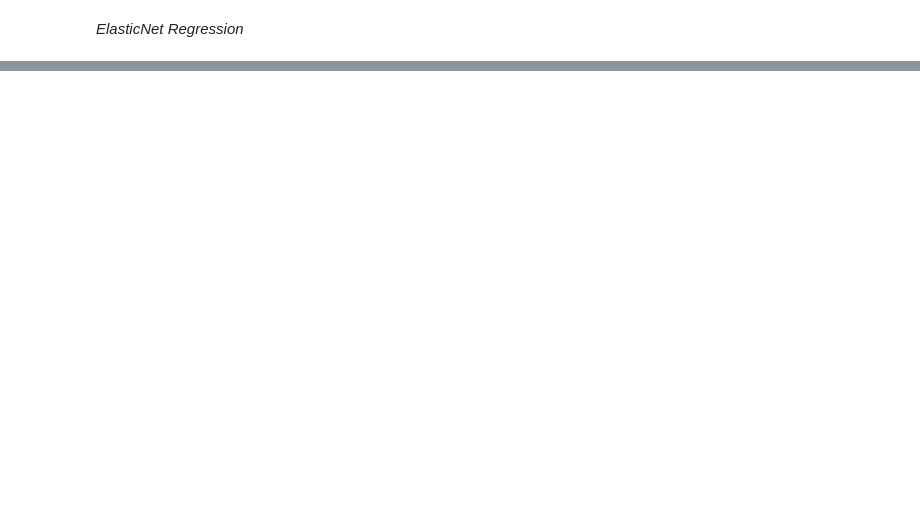
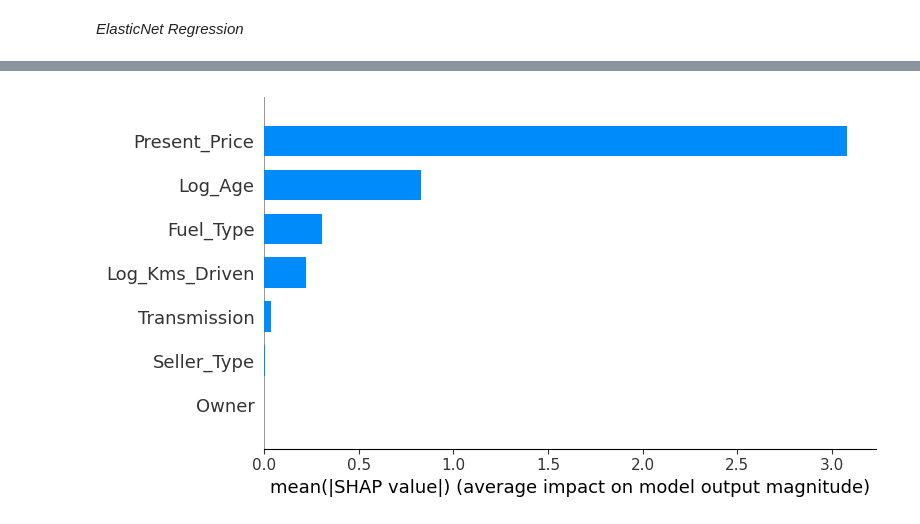
Before and after one commit to AichaELMouta/Books_sales_Regression, a Jupyter notebook: car_price_prediction.ipynb, the cells around one changed output, grey strips where cells are left out. Saved outputs shown, nothing was run; the diff lists cells and outputs as text; code cells hidden in the pictures; blank space fills up the shorter version.

```diff
--- a/car_price_prediction.ipynb
+++ b/car_price_prediction.ipynb
@@ -738,0 +1037,9 @@ Based on linear regression models, Ridge, Lasso and ElasticNet and thier RMSE, t
+# %%
+# Assuming your model is already trained
+explainer = shap.Explainer(model, X_train)
+# %%
+shap_values = explainer(X_train)
+# %%
+shap.summary_plot(shap_values, X_train, plot_type="bar")
+# %% [output]
+[figure, added]
```
Also changed, not shown: parts of 84 cells of this notebook.
